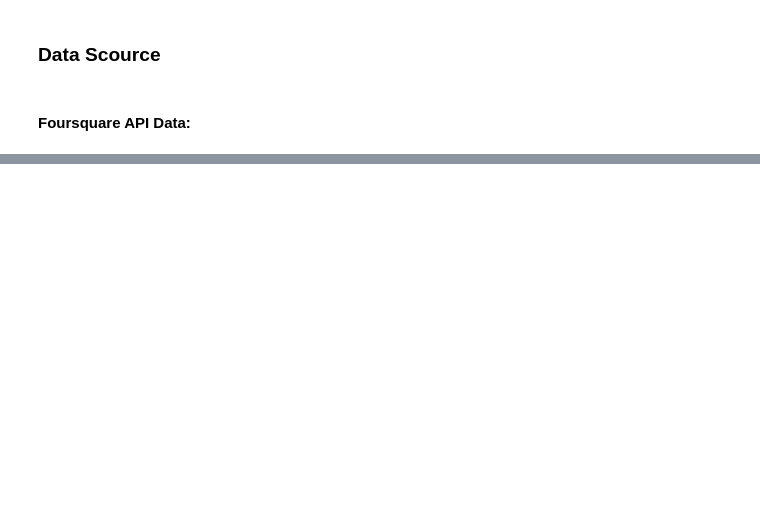
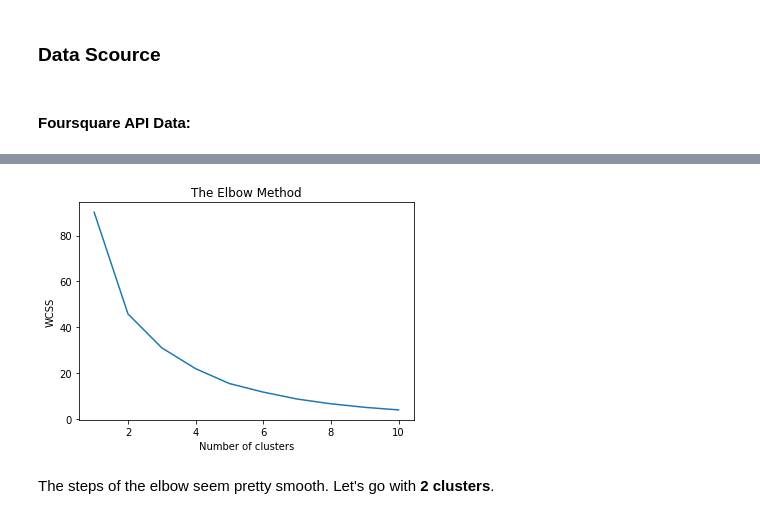
Before and after one commit to arfizurrahman/Coursera_Capstone, a Jupyter notebook: Capstone_Project_Battle_of_Neighborhoods_Report.ipynb, the cells around one changed output, grey strips where cells are left out. Cells and saved outputs as stored; diff of their text form; code cells hidden in the pictures; blank space fills up the shorter version.

```diff
--- a/Capstone_Project_Battle_of_Neighborhoods_Report.ipynb
+++ b/Capstone_Project_Battle_of_Neighborhoods_Report.ipynb
@@ -35,0 +434,18 @@ Foursquare API returns many data for each venue. The data retrieved from Foursqu
+# %%
+clustering_dataset = dataset.drop(['VenueId', 'Name', 'Categories', 'Address', 'RatingCategories'], axis=1)
+# %%
+from sklearn.cluster import KMeans
+wcss = []
+for i in range(1, 11):
+    kmeans = KMeans(n_clusters = i, init = 'k-means++', random_state = 42)
+    kmeans.fit(clustering_dataset)
+    wcss.append(kmeans.inertia_)
+plt.plot(range(1, 11), wcss)
+plt.title('The Elbow Method')
+plt.xlabel('Number of clusters')
+plt.ylabel('WCSS')
+plt.show()
+# %% [output]
+[figure, added]
+# %% [markdown]
+The steps of the elbow seem pretty smooth. Let's go with **2 clusters**.
```
Also changed, not shown: parts of 80 cells of this notebook, 1 other file.
